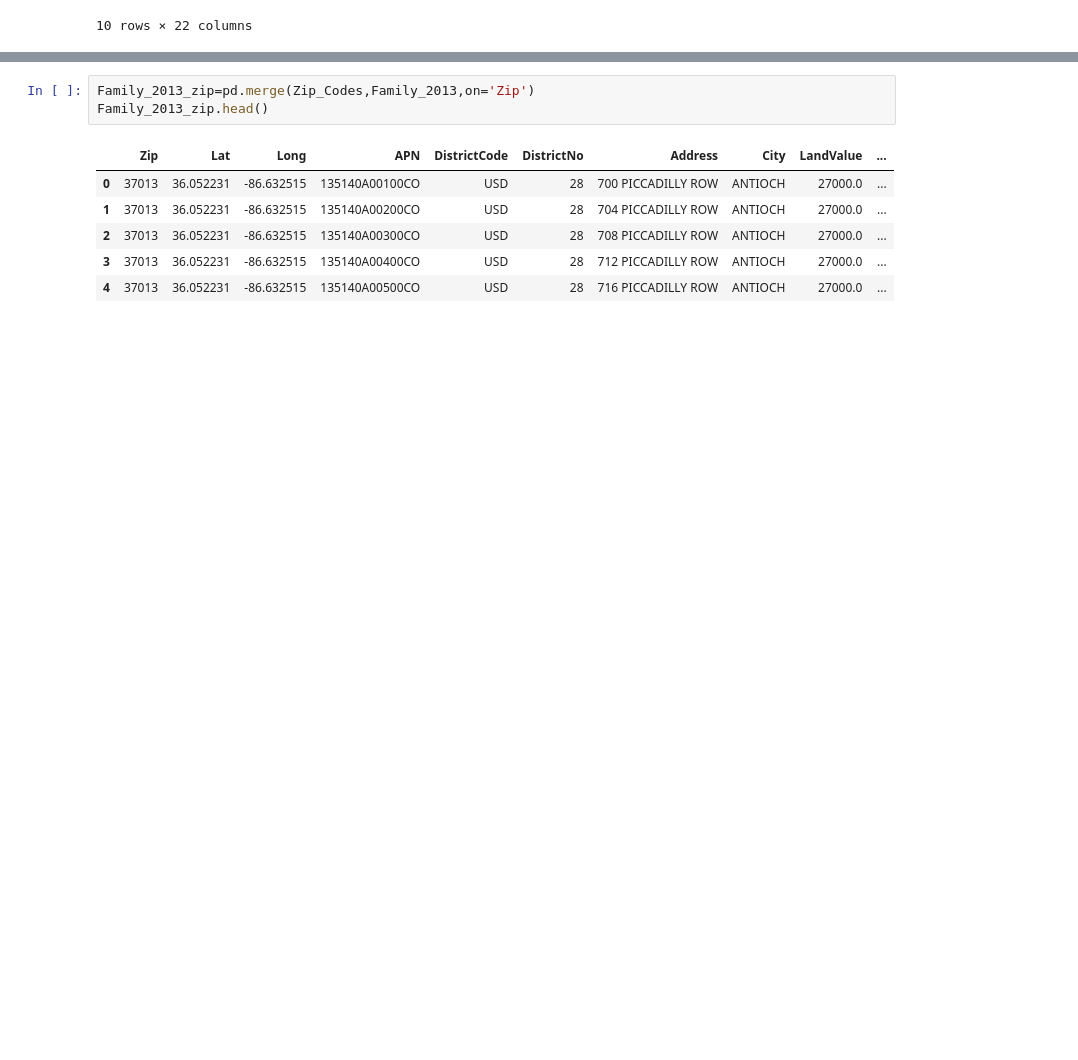
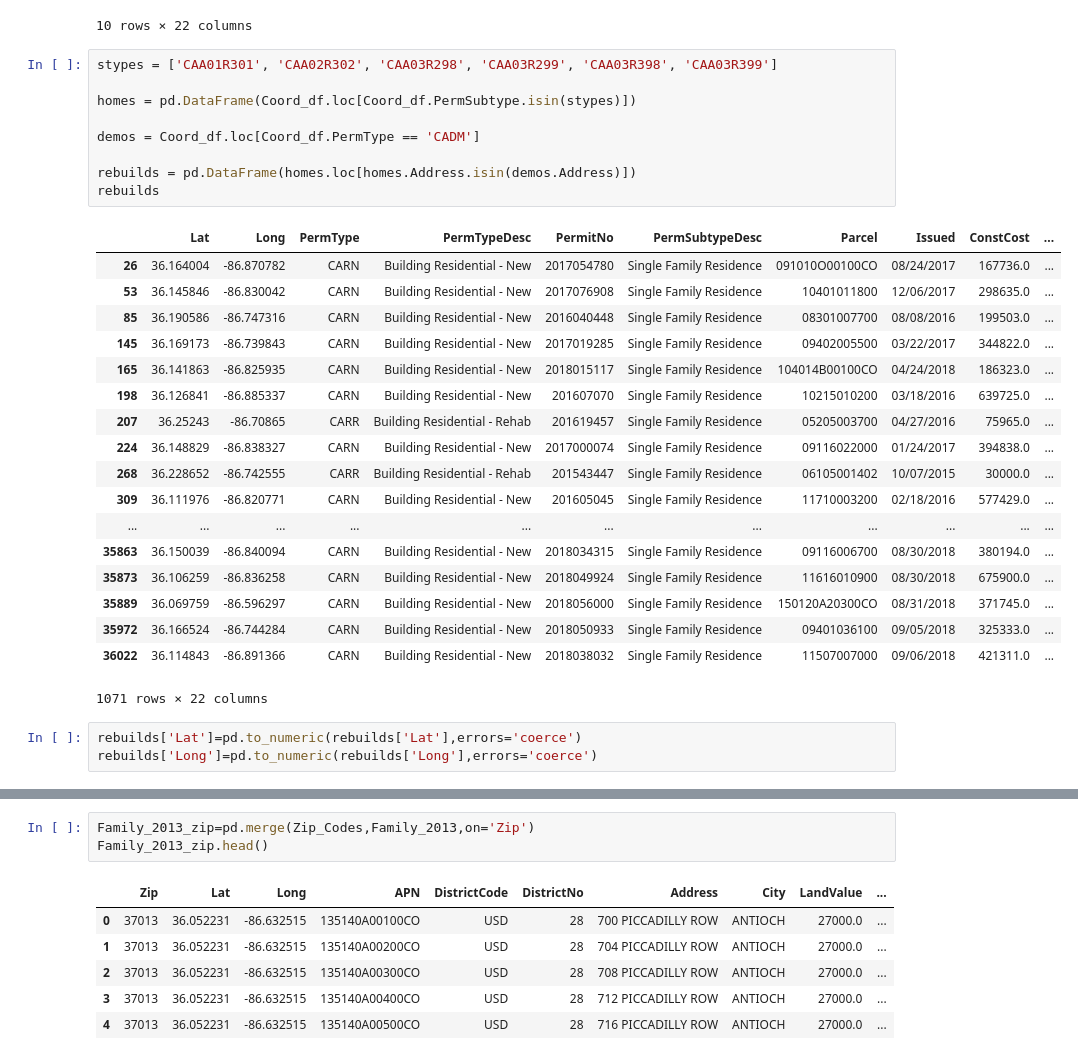
Before and after one commit to asidamo/affordable-housing, a Jupyter notebook: data-question-4-plaid-platypi.ipynb, the cells around one changed output, grey strips where cells are left out. Saved outputs shown, nothing was run; the diff lists cells and outputs as text; blank space fills up the shorter version.

```diff
--- a/data-question-4-plaid-platypi.ipynb
+++ b/data-question-4-plaid-platypi.ipynb
@@ -241,3 +242,34 @@ Coord_df.head(10)
 | 18 | 36.364891 | -86.755355 | CARN | Building Residential - New | 201614829 | Single Family Residence | 01200025600 | 06/27/2016 | 456678.0 | ... |
 | 19 | 36.128659 | -86.841815 | CARR | Building Residential - Rehab | 2017035041 | Single Family Residence | 103160B02200CO | 05/30/2017 | 40000.0 | ... |
 10 rows × 22 columns
+# %%
+stypes = ['CAA01R301', 'CAA02R302', 'CAA03R298', 'CAA03R299', 'CAA03R398', 'CAA03R399']
+
+homes = pd.DataFrame(Coord_df.loc[Coord_df.PermSubtype.isin(stypes)])
+
+demos = Coord_df.loc[Coord_df.PermType == 'CADM']
+
+rebuilds = pd.DataFrame(homes.loc[homes.Address.isin(demos.Address)])
+rebuilds
+# %% [output]
+|  | Lat | Long | PermType | PermTypeDesc | PermitNo | PermSubtypeDesc | Parcel | Issued | ConstCost | ... |
+| 26 | 36.164004 | -86.870782 | CARN | Building Residential - New | 2017054780 | Single Family Residence | 091010O00100CO | 08/24/2017 | 167736.0 | ... |
+| 53 | 36.145846 | -86.830042 | CARN | Building Residential - New | 2017076908 | Single Family Residence | 10401011800 | 12/06/2017 | 298635.0 | ... |
+| 85 | 36.190586 | -86.747316 | CARN | Building Residential - New | 2016040448 | Single Family Residence | 08301007700 | 08/08/2016 | 199503.0 | ... |
+| 145 | 36.169173 | -86.739843 | CARN | Building Residential - New | 2017019285 | Single Family Residence | 09402005500 | 03/22/2017 | 344822.0 | ... |
+| 165 | 36.141863 | -86.825935 | CARN | Building Residential - New | 2018015117 | Single Family Residence | 104014B00100CO | 04/24/2018 | 186323.0 | ... |
+| 198 | 36.126841 | -86.885337 | CARN | Building Residential - New | 201607070 | Single Family Residence | 10215010200 | 03/18/2016 | 639725.0 | ... |
+| 207 | 36.25243 | -86.70865 | CARR | Building Residential - Rehab | 201619457 | Single Family Residence | 05205003700 | 04/27/2016 | 75965.0 | ... |
+| 224 | 36.148829 | -86.838327 | CARN | Building Residential - New | 2017000074 | Single Family Residence | 09116022000 | 01/24/2017 | 394838.0 | ... |
+| 268 | 36.228652 | -86.742555 | CARR | Building Residential - Rehab | 201543447 | Single Family Residence | 06105001402 | 10/07/2015 | 30000.0 | ... |
+| 309 | 36.111976 | -86.820771 | CARN | Building Residential - New | 201605045 | Single Family Residence | 11710003200 | 02/18/2016 | 577429.0 | ... |
+| ... | ... | ... | ... | ... | ... | ... | ... | ... | ... | ... |
+| 35863 | 36.150039 | -86.840094 | CARN | Building Residential - New | 2018034315 | Single Family Residence | 09116006700 | 08/30/2018 | 380194.0 | ... |
+| 35873 | 36.106259 | -86.836258 | CARN | Building Residential - New | 2018049924 | Single Family Residence | 11616010900 | 08/30/2018 | 675900.0 | ... |
+| 35889 | 36.069759 | -86.596297 | CARN | Building Residential - New | 2018056000 | Single Family Residence | 150120A20300CO | 08/31/2018 | 371745.0 | ... |
+| 35972 | 36.166524 | -86.744284 | CARN | Building Residential - New | 2018050933 | Single Family Residence | 09401036100 | 09/05/2018 | 325333.0 | ... |
+| 36022 | 36.114843 | -86.891366 | CARN | Building Residential - New | 2018038032 | Single Family Residence | 11507007000 | 09/06/2018 | 421311.0 | ... |
+1071 rows × 22 columns
+# %%
+rebuilds['Lat']=pd.to_numeric(rebuilds['Lat'],errors='coerce')
+rebuilds['Long']=pd.to_numeric(rebuilds['Long'],errors='coerce')
```
Also changed, not shown: parts of 27 cells of this notebook.
